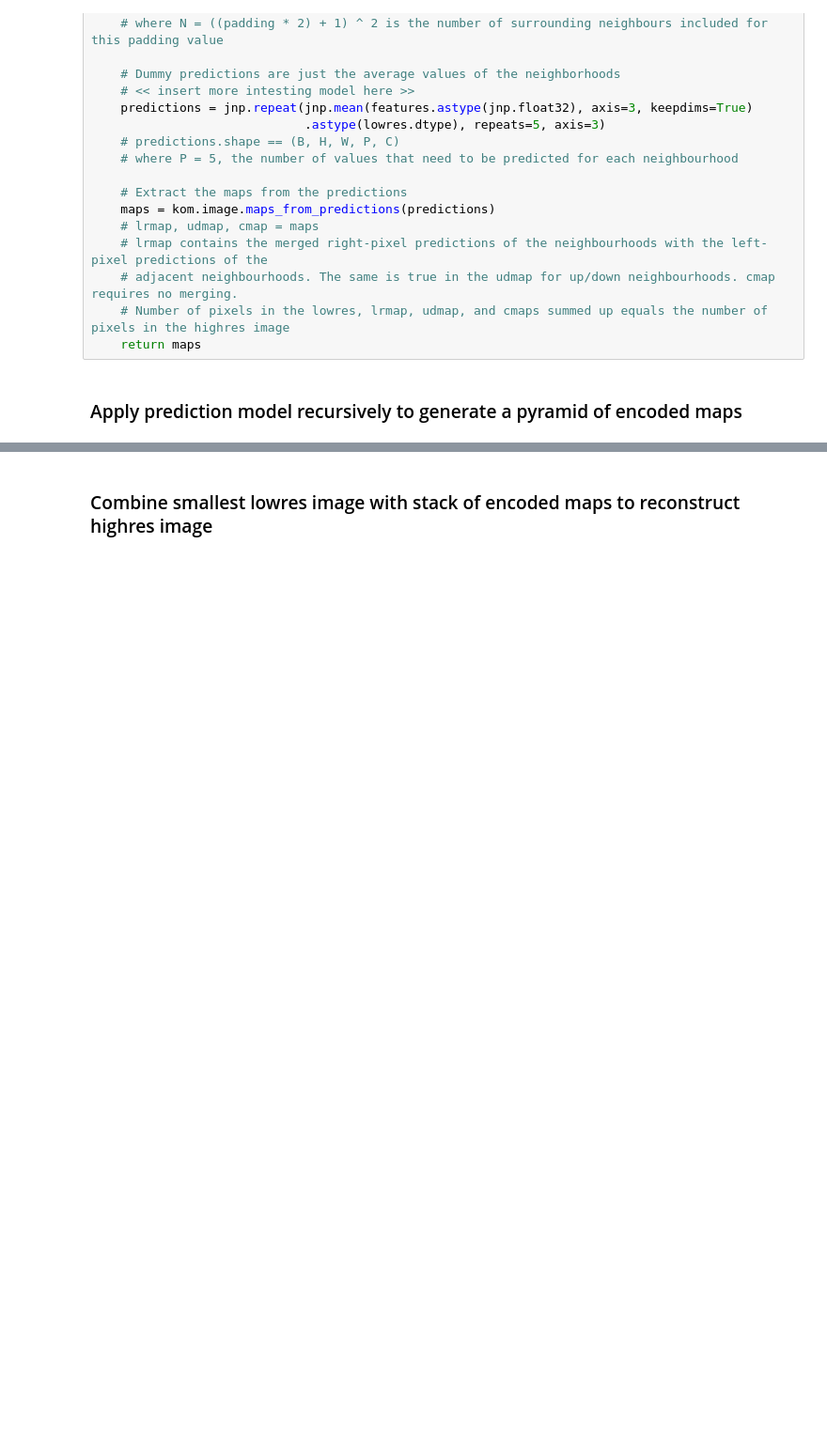
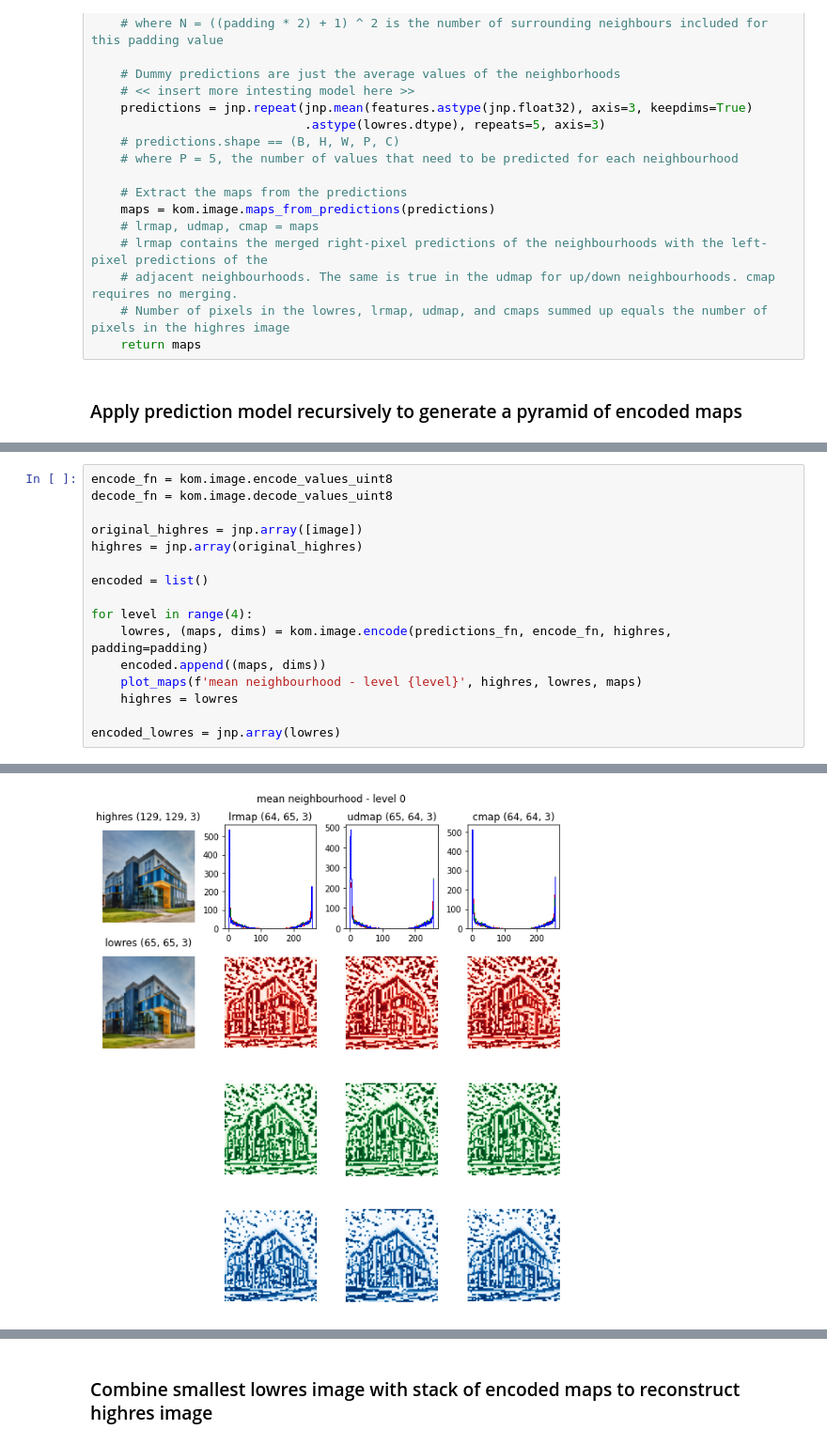
Before and after one commit to rosalindfranklininstitute/kompressor, a Jupyter notebook: examples/visualize_maps.ipynb, the cells around one changed output, grey strips where cells are left out. Shown at 94% size. Drawn from its saved outputs; the diff is of its cells as text; blank space fills up the shorter version.

Commit message:
Update example notebook with improved plotting

```diff
--- a/examples/visualize_maps.ipynb
+++ b/examples/visualize_maps.ipynb
@@ -121,0 +113,17 @@ WARNING:absl:No GPU/TPU found, falling back to CPU. (Set TF_CPP_MIN_LOG_LEVEL=0
+# %%
+encode_fn = kom.image.encode_values_uint8
+decode_fn = kom.image.decode_values_uint8
+
+original_highres = jnp.array([image])
+highres = jnp.array(original_highres)
+
+encoded = list()
+
+for level in range(4):
+    lowres, (maps, dims) = kom.image.encode(predictions_fn, encode_fn, highres, padding=padding)
+    encoded.append((maps, dims))
+    plot_maps(f'mean neighbourhood - level {level}', highres, lowres, maps)
+    highres = lowres
+
+encoded_lowres = jnp.array(lowres)
+# %% [output]
@@ -121,0 +131 @@ WARNING:absl:No GPU/TPU found, falling back to CPU. (Set TF_CPP_MIN_LOG_LEVEL=0
+[figure, added]
```
Also changed, not shown: parts of 4 cells of this notebook.
